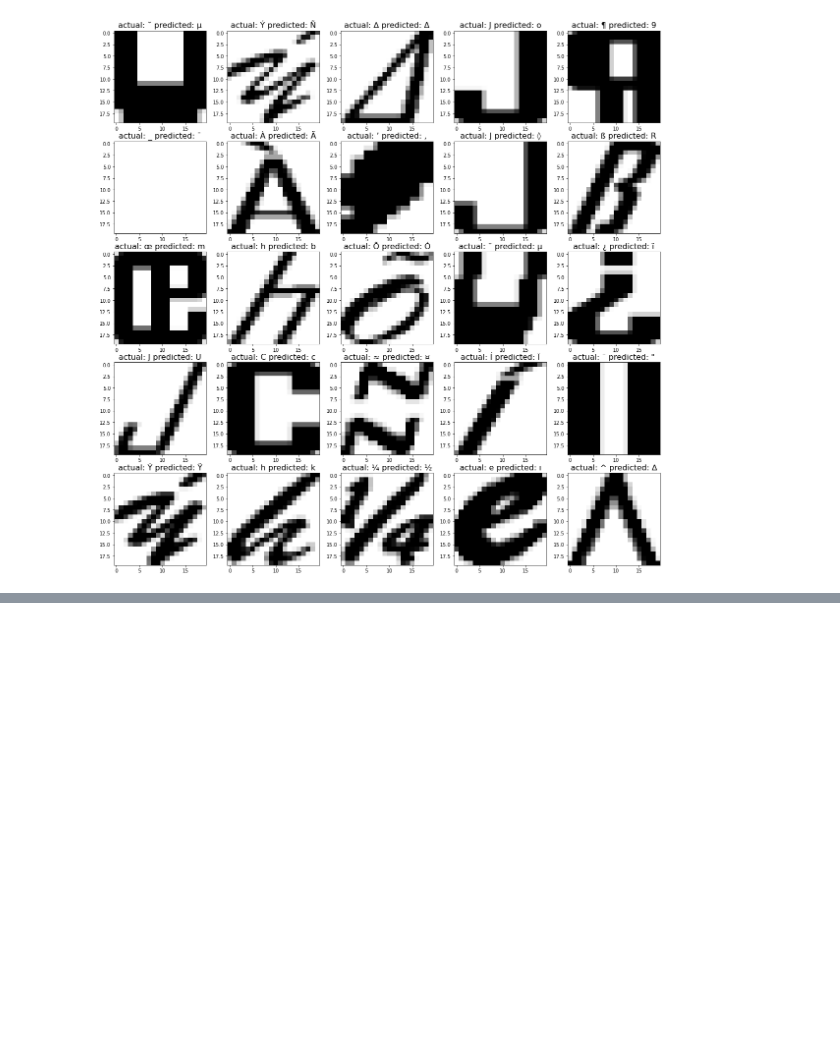
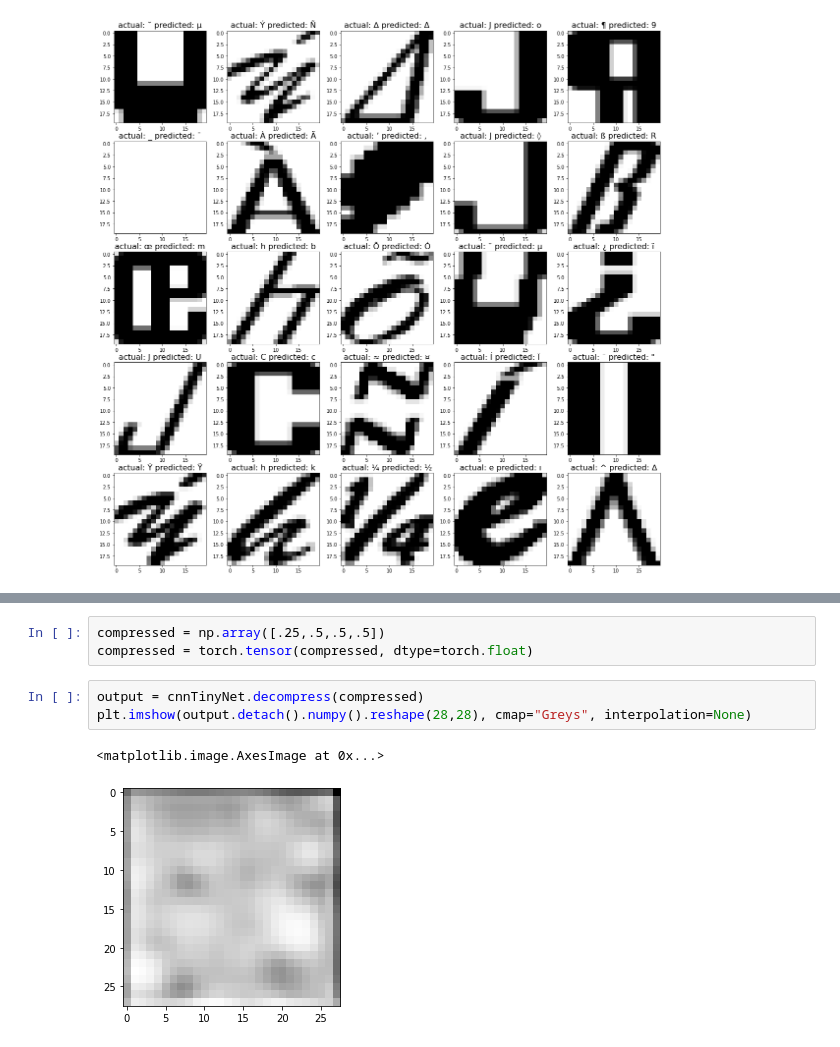
Before and after one commit to bradenpotter12/CS6017, a Jupyter notebook: homework6.ipynb, the cells around one changed output, grey strips where cells are left out. Saved outputs shown, nothing was run; the diff lists cells and outputs as text; blank space fills up the shorter version.

```diff
--- a/homework6.ipynb
+++ b/homework6.ipynb
@@ -450,0 +633,9 @@ for ii in np.arange(25):
+# %%
+compressed = np.array([.25,.5,.5,.5])
+compressed = torch.tensor(compressed, dtype=torch.float)
+# %%
+output = cnnTinyNet.decompress(compressed)
+plt.imshow(output.detach().numpy().reshape(28,28), cmap="Greys", interpolation=None)
+# %% [output]
+<matplotlib.image.AxesImage at 0x...>
+[figure, added]
```
Also changed, not shown: parts of 5 cells of this notebook.
